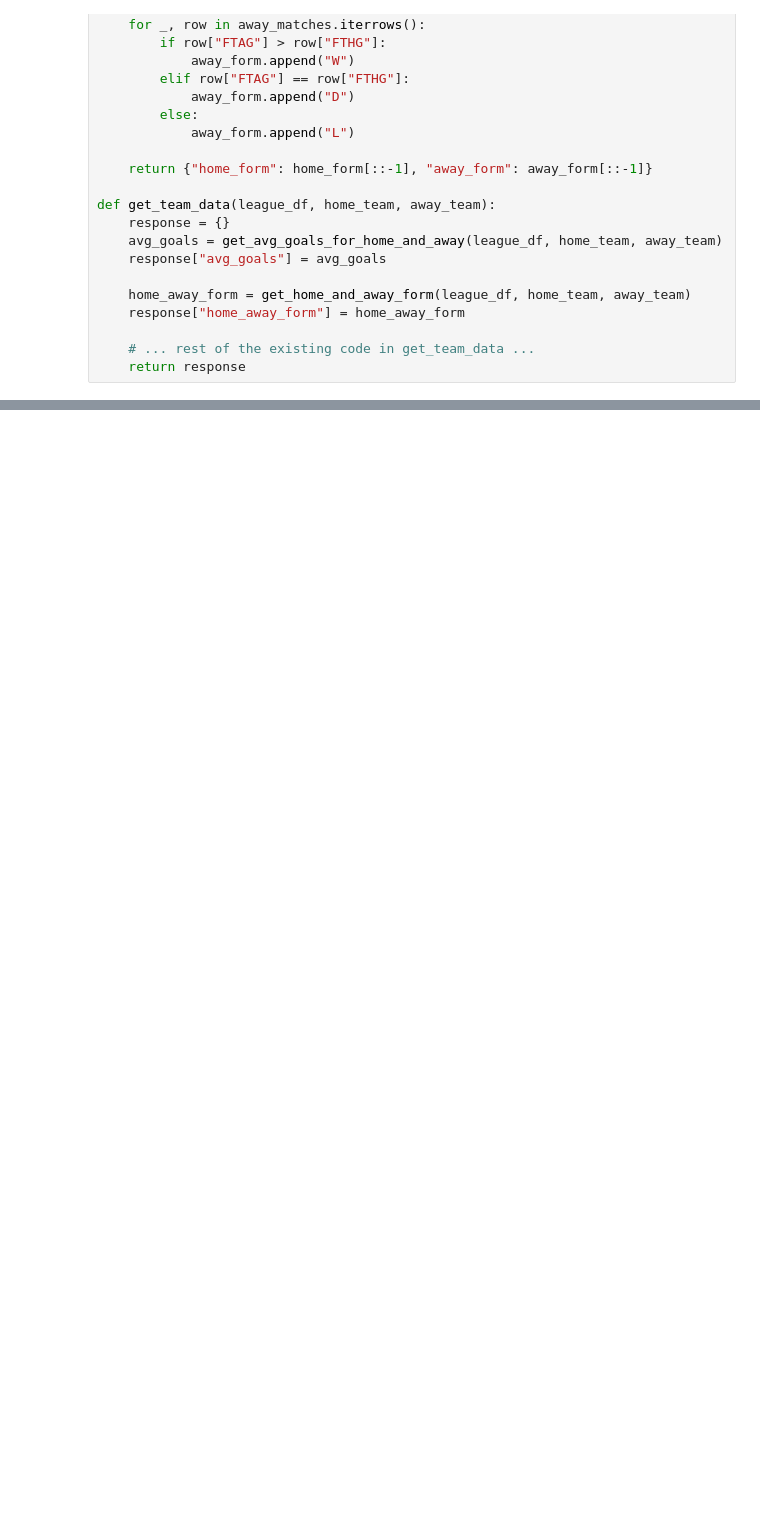
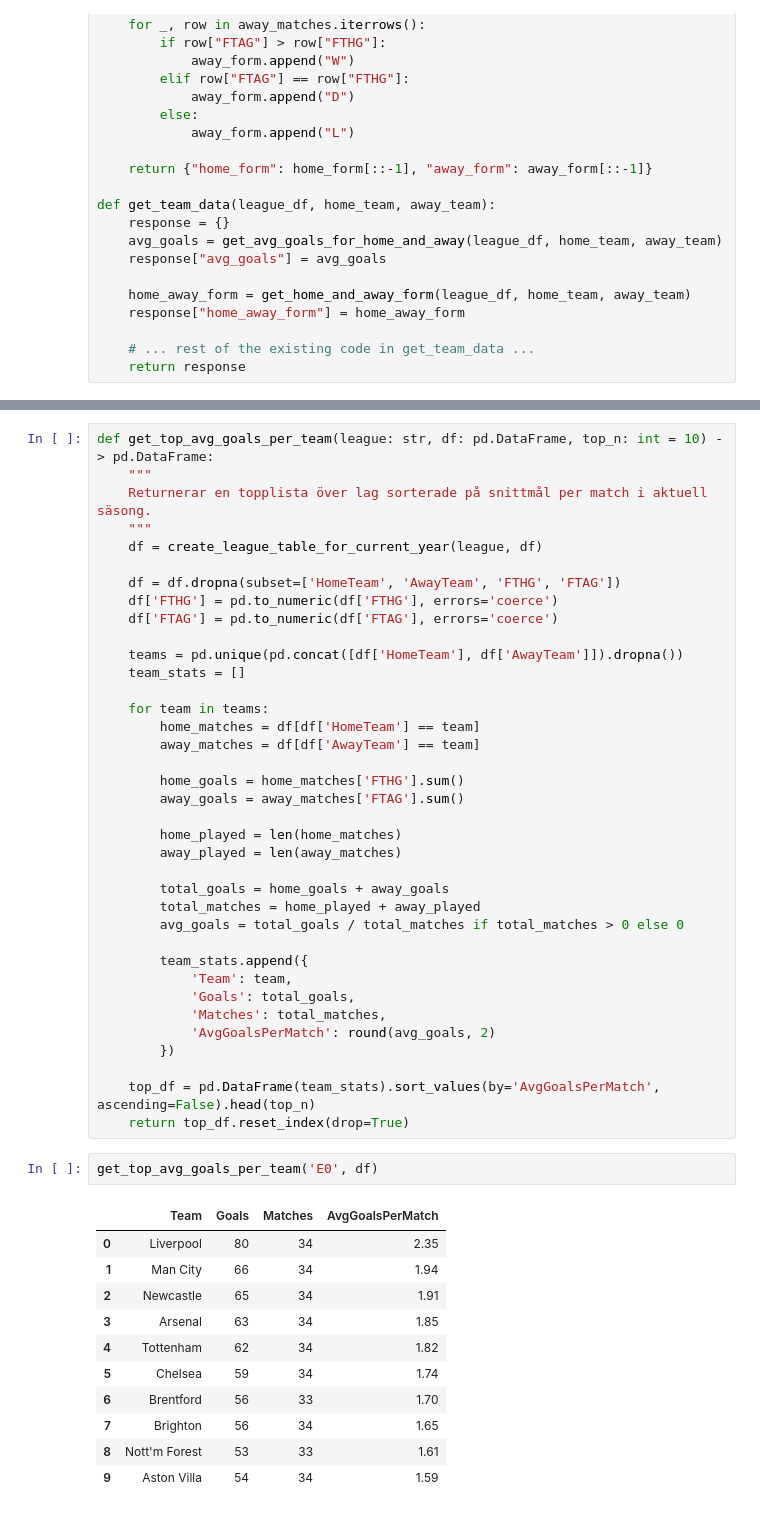
Before and after one commit to Noahgradstock/FB, a Jupyter notebook: backend/routes/teames_data/send_to_frontend.ipynb, the cells around one changed output, grey strips where cells are left out. Saved outputs shown, nothing was run; the diff lists cells and outputs as text; blank space fills up the shorter version.

```diff
--- a/backend/routes/teames_data/send_to_frontend.ipynb
+++ b/backend/routes/teames_data/send_to_frontend.ipynb
@@ -426,0 +439,51 @@ See the caveats in the documentation: https://pandas.pydata.org/pandas-docs/stab
+# %%
+def get_top_avg_goals_per_team(league: str, df: pd.DataFrame, top_n: int = 10) -> pd.DataFrame:
+    """
+    Returnerar en topplista över lag sorterade på snittmål per match i aktuell säsong.
+    """
+    df = create_league_table_for_current_year(league, df)
+
+    df = df.dropna(subset=['HomeTeam', 'AwayTeam', 'FTHG', 'FTAG'])
+    df['FTHG'] = pd.to_numeric(df['FTHG'], errors='coerce')
+    df['FTAG'] = pd.to_numeric(df['FTAG'], errors='coerce')
+
+    teams = pd.unique(pd.concat([df['HomeTeam'], df['AwayTeam']]).dropna())
+    team_stats = []
+
+    for team in teams:
+        home_matches = df[df['HomeTeam'] == team]
+        away_matches = df[df['AwayTeam'] == team]
+
+        home_goals = home_matches['FTHG'].sum()
+        away_goals = away_matches['FTAG'].sum()
+
+        home_played = len(home_matches)
+        away_played = len(away_matches)
+
+        total_goals = home_goals + away_goals
+        total_matches = home_played + away_played
+        avg_goals = total_goals / total_matches if total_matches > 0 else 0
+
+        team_stats.append({
+            'Team': team,
+            'Goals': total_goals,
+            'Matches': total_matches,
+            'AvgGoalsPerMatch': round(avg_goals, 2)
+        })
+
+    top_df = pd.DataFrame(team_stats).sort_values(by='AvgGoalsPerMatch', ascending=False).head(top_n)
+    return top_df.reset_index(drop=True)
+# %%
+get_top_avg_goals_per_team('E0', df)
+# %% [output]
+|  | Team | Goals | Matches | AvgGoalsPerMatch |
+| 0 | Liverpool | 80 | 34 | 2.35 |
+| 1 | Man City | 66 | 34 | 1.94 |
+| 2 | Newcastle | 65 | 34 | 1.91 |
+| 3 | Arsenal | 63 | 34 | 1.85 |
+| 4 | Tottenham | 62 | 34 | 1.82 |
+| 5 | Chelsea | 59 | 34 | 1.74 |
+| 6 | Brentford | 56 | 33 | 1.70 |
+| 7 | Brighton | 56 | 34 | 1.65 |
+| 8 | Nott'm Forest | 53 | 33 | 1.61 |
+| 9 | Aston Villa | 54 | 34 | 1.59 |
```
Also changed, not shown: parts of 11 cells of this notebook, 12 other files.
